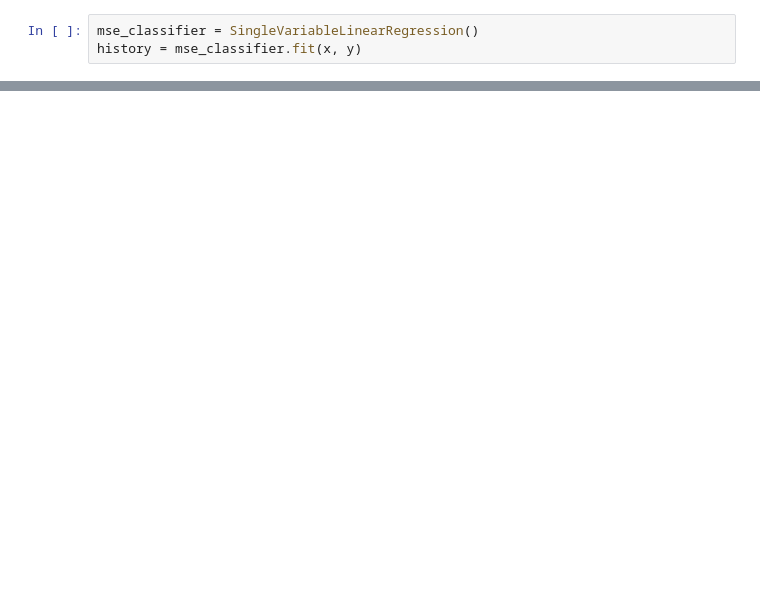
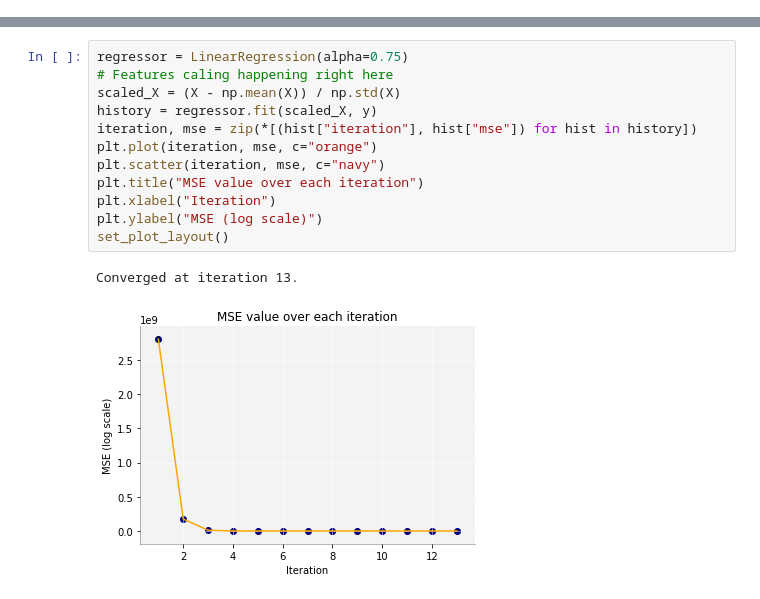
Before and after one commit to juanamari94/linear-logistic-regression-notebook, a Jupyter notebook: Linear and Logistic Regression.ipynb, the cells around one changed output, grey strips where cells are left out. Drawn from its saved outputs; the diff is of its cells as text; blank space fills up the shorter version.

```diff
--- a/Linear and Logistic Regression.ipynb
+++ b/Linear and Logistic Regression.ipynb
@@ -261,3 +0,0 @@ So now what we're doing is a bit different. We're not trying to fit a line to ou
-# %%
-mse_classifier = SingleVariableLinearRegression()
-history = mse_classifier.fit(x, y)
@@ -285,0 +167,15 @@ ax.set_facecolor("#f3f3f3")
+# %%
+regressor = LinearRegression(alpha=0.75)
+# Features caling happening right here
+scaled_X = (X - np.mean(X)) / np.std(X)
+history = regressor.fit(scaled_X, y)
+iteration, mse = zip(*[(hist["iteration"], hist["mse"]) for hist in history])
+plt.plot(iteration, mse, c="orange")
+plt.scatter(iteration, mse, c="navy")
+plt.title("MSE value over each iteration")
+plt.xlabel("Iteration")
+plt.ylabel("MSE (log scale)")
+set_plot_layout()
+# %% [output]
+Converged at iteration 13.
+[figure, added]
```
Also changed, not shown: parts of 117 cells of this notebook.
